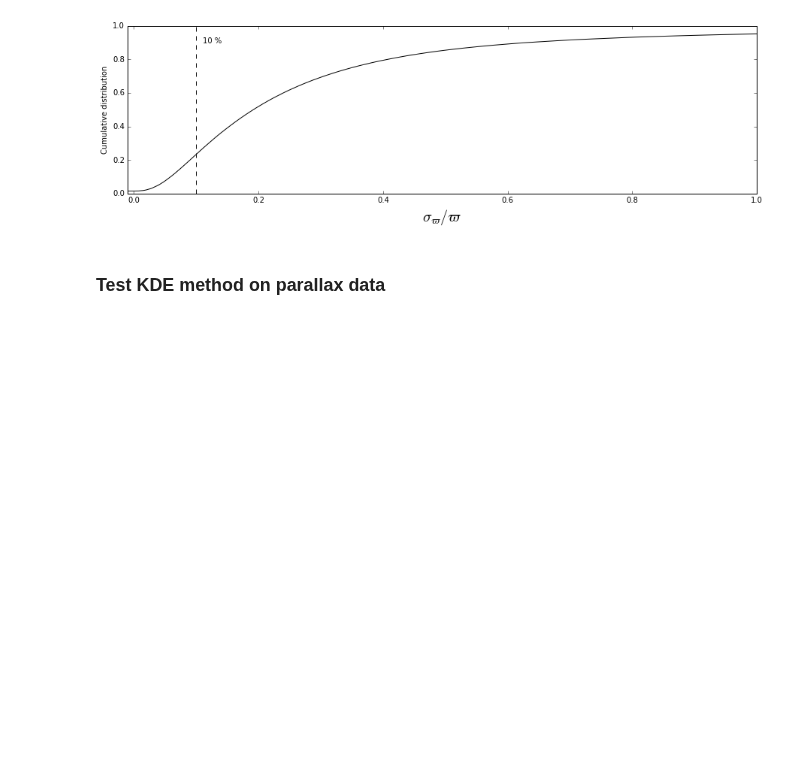
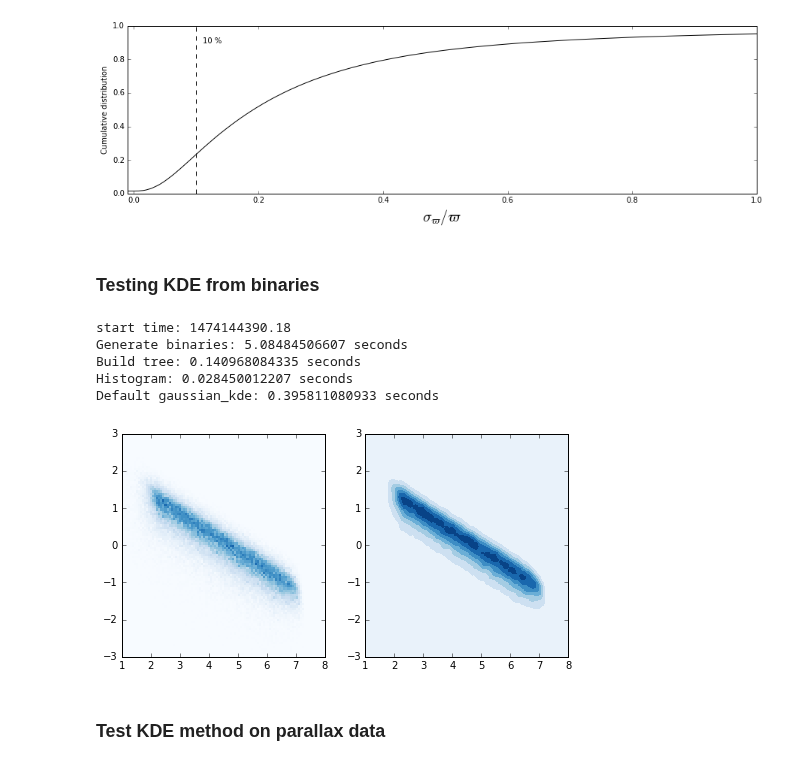
Before and after one commit to astroJeff/gaia_binaries, a Jupyter notebook: notebooks/TGAS_general.ipynb, the cells around one changed output. Saved outputs shown, nothing was run; the diff lists cells and outputs as text; code cells hidden in the pictures; blank space fills up the shorter version.

Commit message:
Moved mu, binary KDEs to sklearn algorithm, moved binary_kde to a density in log-space

```diff
--- a/notebooks/TGAS_general.ipynb
+++ b/notebooks/TGAS_general.ipynb
@@ -112,6 +98,69 @@ plt.xlim(-0.01, 1.0)
 plt.show()
 # %% [output]
 [figure]
+# %% [markdown]
+### Testing KDE from binaries
+# %%
+import sys
+sys.path.append('../src')
+import P_binary
+
+fig, ax = plt.subplots(1, 2, figsize=(8,4))
+
+P_binary.binary_kde = None
+
+start = time.time()
+print "start time:", start
+
+num_sys = 100000
+P_binary.generate_binary_set(num_sys=num_sys)
+mu_set = np.array([np.log10(P_binary.binary_set['proj_sep']), np.log10(P_binary.binary_set['delta_v_trans'])]).T
+
+print "Generate binaries:", time.time()-start, "seconds"
+start = time.time()
+
+P_binary.get_P_binary([1.0, 1.0], [1.0, 0.9])
+
+print "Build tree:", time.time()-start, "seconds"
+start = time.time()
+
+nbins = 100
+xmin, xmax = 1.0, 8.0
+ymin, ymax = -3.0, 3.0
+
+xbins = np.linspace(xmin, xmax, nbins)
+ybins = np.linspace(ymin, ymax, nbins)
+X, Y = np.meshgrid(xbins, ybins)
+mu_grid = np.array([X.flatten(), Y.flatten()]).T
+
+
+pdf, xedges, yedges = np.histogram2d(np.log10(P_binary.binary_set["proj_sep"]),
+                                     np.log10(P_binary.binary_set["delta_v_trans"]),
+                                     normed=True,
+                                     bins=[xbins,ybins])
+im = ax[0].pcolormesh(xbins, ybins, pdf.T, cmap='Blues')
+fig.colorbar(im, ax=ax[0])
+
+print "Histogram:", time.time()-start, "seconds"
+start = time.time()
+
+Z = P_binary.get_P_binary(10**X.flatten(), 10**Y.flatten())
+im = ax[1].tricontourf(mu_grid[:,0], mu_grid[:,1], Z, cmap='Blues', extend='max')
+fig.colorbar(im, ax=ax[1])
+
+print "Default gaussian_kde:", time.time()-start, "seconds"
+start = time.time()
+
+
+
+plt.show()
+# %% [output]
+start time: 1474144390.18
+Generate binaries: 5.08484506607 seconds
+Build tree: 0.140968084335 seconds
+Histogram: 0.028450012207 seconds
+Default gaussian_kde: 0.395811080933 seconds
+[figure, added]
 # %% [markdown]
 ### Test KDE method on parallax data
 # %%
```
Also changed, not shown: parts of 7 cells of this notebook, 5 other files.
